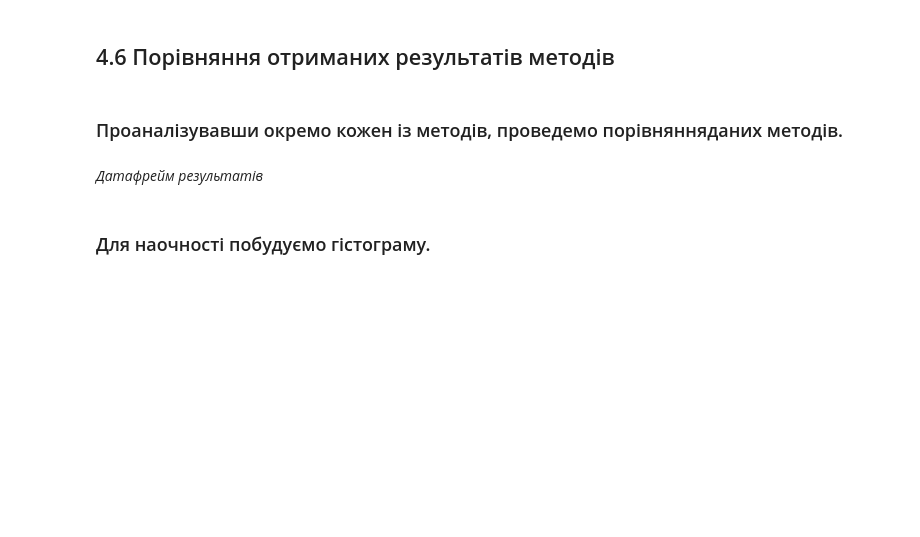
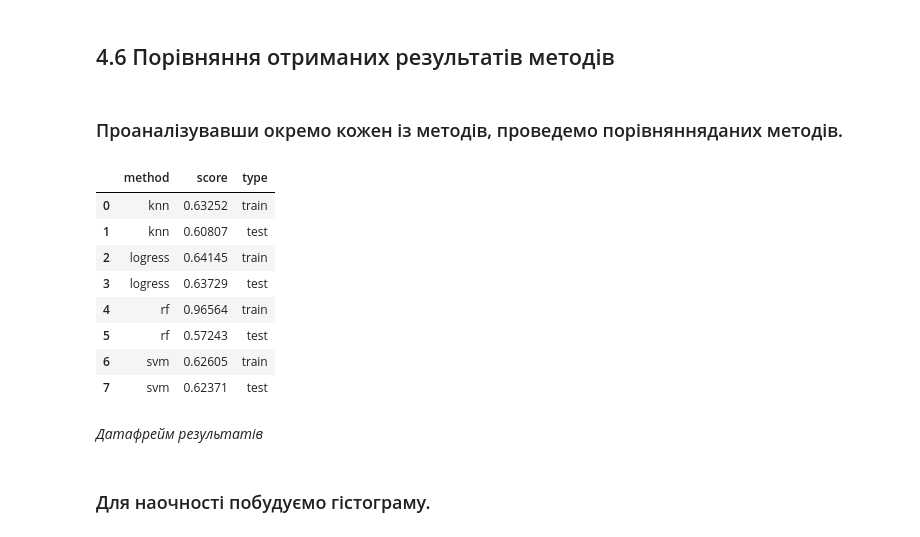
Before and after one commit to SideShowBoBGOT/DataAnalysisFourthSemester, a Jupyter notebook: CourseWork/work.ipynb, the cells around one changed output. Cells and saved outputs as stored; diff of their text form; code cells hidden in the pictures; blank space fills up the shorter version.

```diff
--- a/CourseWork/work.ipynb
+++ b/CourseWork/work.ipynb
@@ -273,8 +271,8 @@ GridSearchCV(estimator=Pipeline(steps=[('sc', StandardScaler()),
 # %% [markdown]
 ## Визначимо точність моделі на тренувальних та тестових даних
 # %%
-train_score = round(knn.score(x_train, y_train), 5)
-test_score = round(knn.score(x_test, y_test), 5)
+train_score = round(log_reg.score(x_train, y_train), 5)
+test_score = round(log_reg.score(x_test, y_test), 5)
 results.append({'method': 'logress', 'score': train_score, 'type': 'train'})
 results.append({'method': 'logress', 'score': test_score, 'type': 'test'})
 print(f'Train accuracy: {train_score}')
@@ -326,10 +322,10 @@ GridSearchCV(cv=3, estimator=RandomForestClassifier(), n_jobs=5,
 # %% [markdown]
 ## Визначимо точність моделі на тренувальних та тестових даних
 # %%
-train_score = round(knn.score(x_train, y_train), 5)
-test_score = round(knn.score(x_test, y_test), 5)
-results.append({'method': 'rd_forest', 'score': train_score, 'type': 'train'})
-results.append({'method': 'rd_forest', 'score': test_score, 'type': 'test'})
+train_score = round(rf_random.score(x_train, y_train), 5)
+test_score = round(rf_random.score(x_test, y_test), 5)
+results.append({'method': 'rf', 'score': train_score, 'type': 'train'})
+results.append({'method': 'rf', 'score': test_score, 'type': 'test'})
 print(f'Train accuracy: {train_score}')
 print(f'Test accuracy: {test_score}')
 # %% [output]
@@ -397,8 +373,8 @@ GridSearchCV(cv=3, estimator=SVC(gamma='auto', probability=True), n_jobs=5,
 # %% [markdown]
 ## Визначимо точність моделі на тренувальних та тестових даних
 # %%
-train_score = round(knn.score(x_train, y_train), 5)
-test_score = round(knn.score(x_test, y_test), 5)
+train_score = round(svc_model.score(x_train, y_train), 5)
+test_score = round(svc_model.score(x_test, y_test), 5)
 results.append({'method': 'svm', 'score': train_score, 'type': 'train'})
 results.append({'method': 'svm', 'score': test_score, 'type': 'test'})
 print(f'Train accuracy: {train_score}')
@@ -431,8 +405,18 @@ roc(svc_model, x_test, y_test)
 # %% [markdown]
 ### Проаналізувавши окремо кожен із методів, проведемо порівнянняданих методів.
 # %%
-df_score = pd.DataFrame(results, columns=['model','train_score','test_score'])
+df_score = pd.DataFrame(results, columns=['method','score','type'])
 df_score
+# %% [output]
+|  | method | score | type |
+| 0 | knn | 0.63252 | train |
+| 1 | knn | 0.60807 | test |
+| 2 | logress | 0.64145 | train |
+| 3 | logress | 0.63729 | test |
+| 4 | rf | 0.96564 | train |
+| 5 | rf | 0.57243 | test |
+| 6 | svm | 0.62605 | train |
+| 7 | svm | 0.62371 | test |
 # %% [markdown]
 *Датафрейм результатів*
 # %% [markdown]
```
Also changed, not shown: parts of 13 cells of this notebook.
